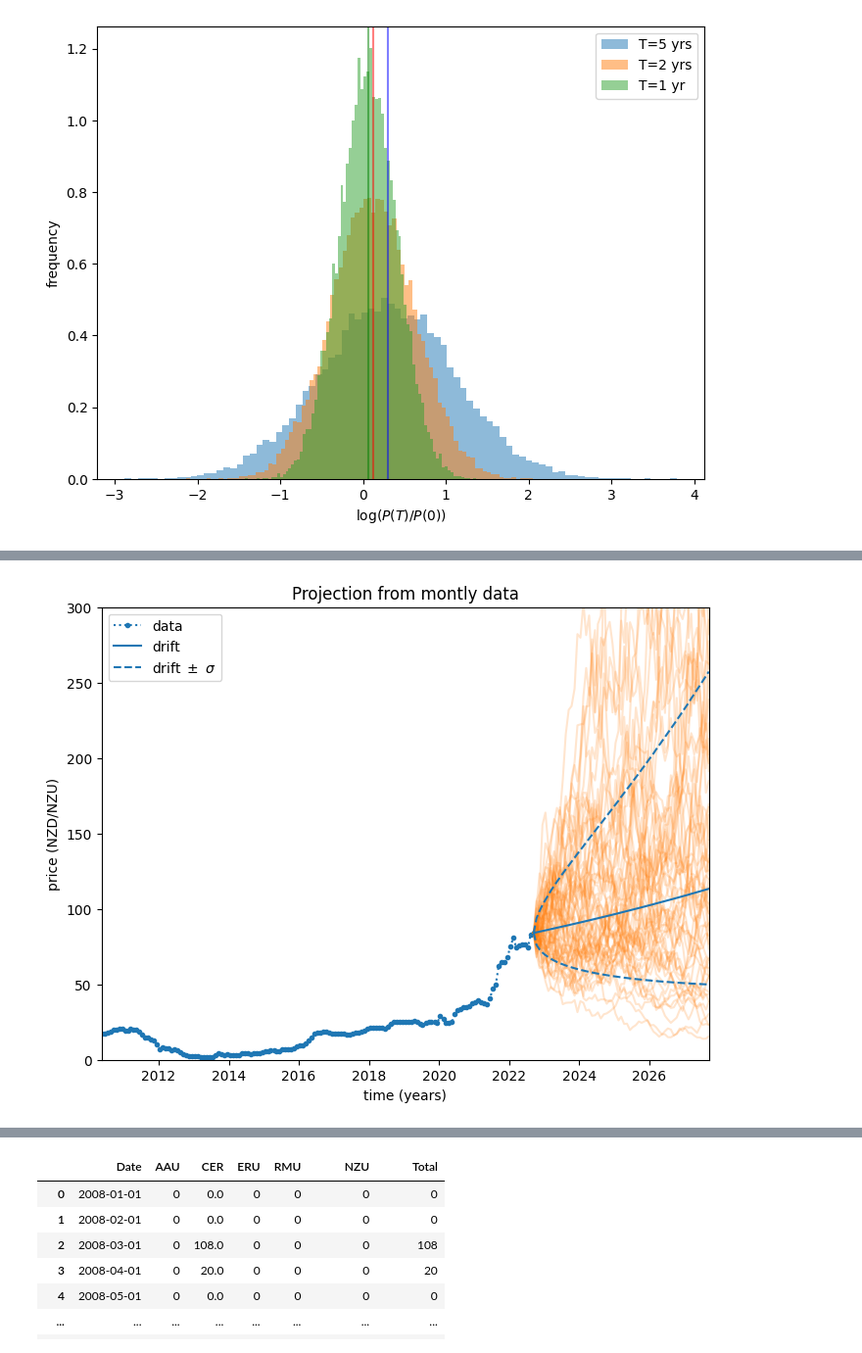
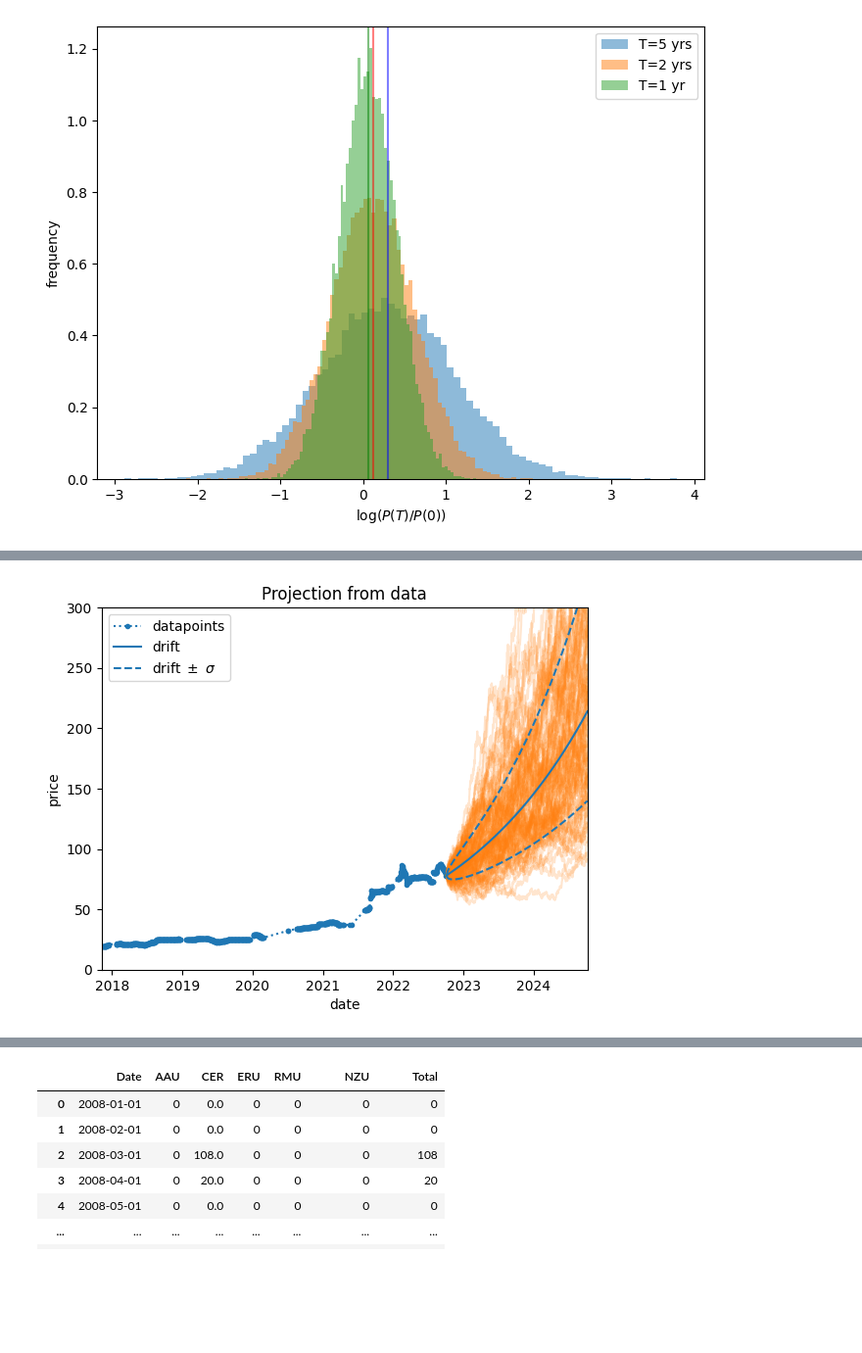
Before and after one commit to dmitrische/nzu-market, a Jupyter notebook: analysis.ipynb, the cells around one changed output, grey strips where cells are left out. Shown at 98% size. Cells and saved outputs as stored; diff of their text form; code cells hidden in the pictures; blank space fills up the shorter version.

```diff
--- a/analysis.ipynb
+++ b/analysis.ipynb
@@ -118,19 +118,6 @@ for m in range(1,61):
 # %%
-fig, ax = plt.subplots(figsize=(8,6))
-ax.plot(date, price, linestyle=':', marker='.', label='data')
-
-for i in range(60):
-    ax.plot(proj_date, projections[i], 'C1', alpha=0.2)
-
-ax.plot(proj_date, proj_price, 'C0', label='drift')
-ax.plot(proj_date, proj_price_lo, 'C0--', label='drift$~\pm~\sigma$')
-ax.plot(proj_date, proj_price_hi, 'C0--')
-ax.set_ylim(0, 300)
-ax.set_xlim(date[0],proj_date[-1])
-ax.set_xlabel('time (years)')
-ax.set_ylabel('price (NZD/NZU)')
-ax.set_title("Projection from montly data")
-plt.legend()
-plt.show()
+source='./commtrade-price.csv'
+df = pd.read_csv(source, parse_dates=[0])
+fig = gbm_forecast(df, tscale='days', nsteps = 731)
 # %% [output]
-[figure, old version]
+[figure, new version]
```
Also changed, not shown: parts of 7 cells of this notebook, 1 other file.
